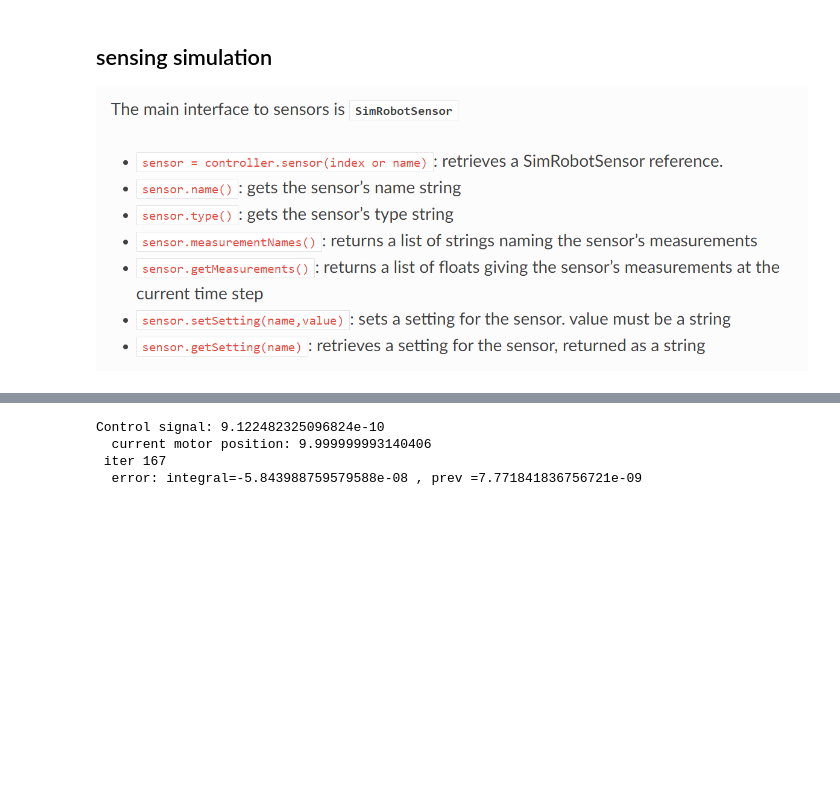
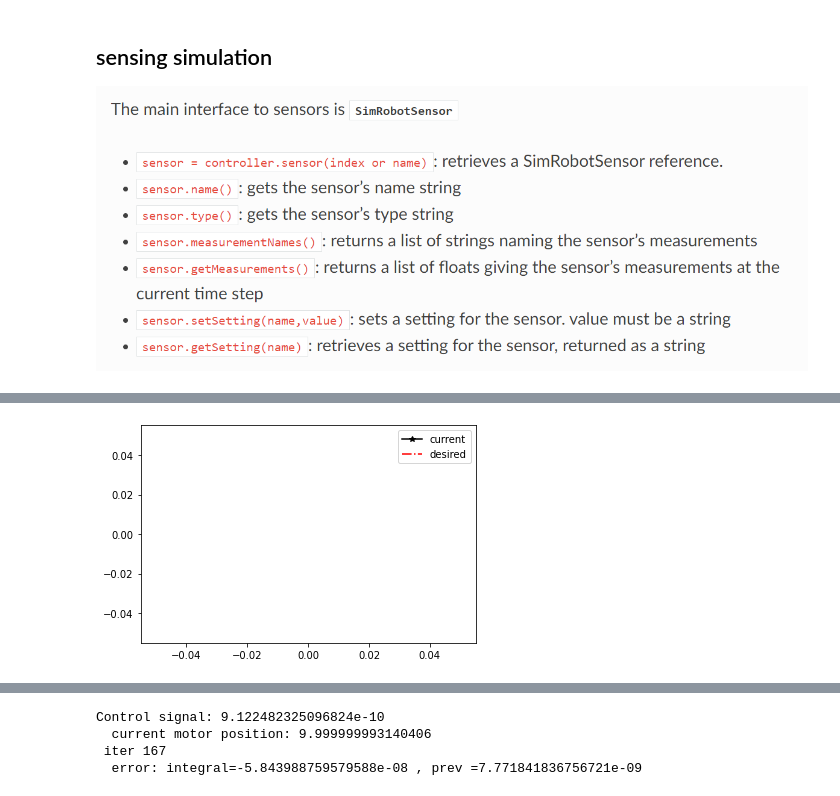
Before and after one commit to yardenzaki/robotics-summary, a Jupyter notebook: Robotics.ipynb, the cells around one changed output, grey strips where cells are left out. Drawn from its saved outputs; the diff is of its cells as text; code cells hidden in the pictures; blank space fills up the shorter version.

```diff
--- a/Robotics.ipynb
+++ b/Robotics.ipynb
@@ -185,6 +197,37 @@ where $\bf{e} \in \mathbb{R}^6$ is the position and angle-axis error vector (see
 # %%
 import time
 import matplotlib.pyplot as plt
+import numpy as np
+
+class Plotter:
+    def __init__(self):
+        self.xdata = []
+        self.ydata = []
+        self.xdata2 = []
+        self.ydata2 = []
+        self.fig, self.ax = plt.subplots()
+        self.line, = self.ax.plot(self.xdata, self.ydata,linestyle="-", marker="*", color="k",label = "current")
+        self.line2, = self.ax.plot(self.xdata2, self.ydata2,linestyle="-.", color="r",label="desired")
+        self.ax.set_autoscaley_on(True)
+        self.ax.legend()
+        plt.draw()
+        plt.pause(0.01)
+
+    def update_plot(self, x, y,x2,y2):
+        self.xdata.append(x)
+        self.ydata.append(y)
+        self.line.set_xdata(self.xdata)
+        self.line.set_ydata(self.ydata)
+        self.xdata2.append(x2)
+        self.ydata2.append(y2)
+        self.line2.set_xdata(self.xdata2)
+        self.line2.set_ydata(self.ydata2)
+        self.ax.relim()
+        self.ax.autoscale_view()
+        self.fig.canvas.draw()
+        self.fig.canvas.flush_events()
+
+
 
 class PIDController:
     def __init__(self, kp, ki, kd, setpoint):
@@ -203,65 +246,65 @@ class PIDController:
         self.last_error = error
         return output
 
+
 class RobotArm:
     def __init__(self, initial_position):
         self.position = initial_position
 
-        #for plotting
-        self.counter=0
-        self.count_lst=[]
-        self.pos_lst=[]
+        # for plotting
+        self.counter = 0
+        self.count_lst = []
+        self.pos_lst = []
         # Create a figure and axis object
-        fig, self.ax = plt.subplots()
-        self.line, = self.ax.plot(self.count_lst, self.pos_lst, linestyle="-.", marker="*", color="k")
+        # fig, self.ax = plt.subplots()
+        # self.line, = self.ax.plot(self.count_lst, self.pos_lst, linestyle="-.", marker="*", color="k")
 
+        self.plotter = Plotter()
 
-    def move_to(self, position,plotting=False):
+    def move_to(self, position, plotting=False):
         print("Moving arm to position:", position)
         self.position = position
 
         if plotting:
-          # for plotting
-          self.plotter()
+            # for plotting
+            self.plotter.update_plot(i,self.position,i,desired_position)
 
     def get_position(self):
         return self.position
 
-    def plotter(self):
-        # Update the line object with the new data
-        # self.line.set_xdata(self.count_lst)
-        # self.line.set_ydata(self.pos_lst)
-        self.line, = self.ax.plot(self.count_lst, self.pos_lst, linestyle="-.", marker="*", color="k")
-        # Redraw the plot
-        plt.draw()
-        plt.pause(0.01)
 
 class PositionSensor:
     def __init__(self, noise=0):
-        self.noise = noise
+        self.noise = np.random.randint(noise)
 
     def measure(self, robot_arm):
         return robot_arm.get_position() + self.noise
 
+
 # PID Controller Parameters
-kp = 0.5
-ki = 0.1
-kd = 0.05
+TCR = 2
+PCR = 1/TCR
+KCR=1.9
+kp = 0.65*KCR #0.5
+ki = 1*PCR #0.1
+kd = 0.125*PCR #0.05
 
 # Robot Arm Parameters
 initial_position = 0
-desired_position = 10
+desired_position = 100
 
 # Create objects
 pid_controller = PIDController(kp, ki, kd, desired_position)
 robot_arm = RobotArm(initial_position)
-position_sensor = PositionSensor(noise=0.5)
+position_sensor = PositionSensor(noise=1)
 
 # Move arm to desired position
-i=0
-while i<100:
-    i=i+1
+i = 0
+while i < 100:
+    i = i + 1
     measurement = position_sensor.measure(robot_arm)
     output = pid_controller.update(measurement)
-    robot_arm.move_to(robot_arm.get_position() + output,plotting=True)
-    time.sleep(0.1)
+    robot_arm.move_to(robot_arm.get_position() + output, plotting=True)
+    time.sleep(0.01)
+# %% [output]
+[figure, added]
```
Also changed, not shown: parts of 22 cells of this notebook.
